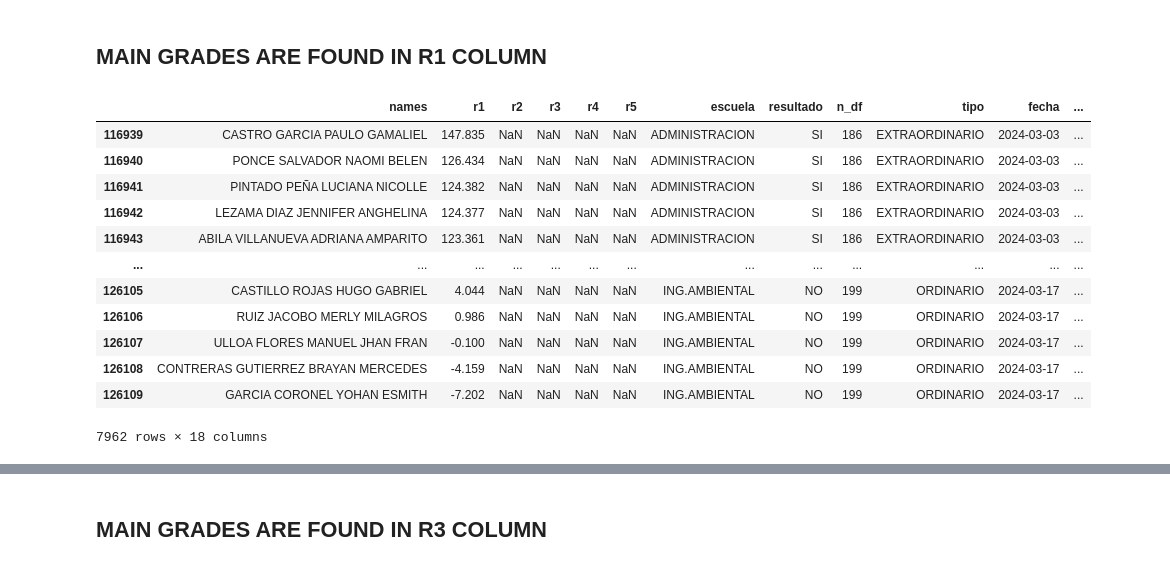
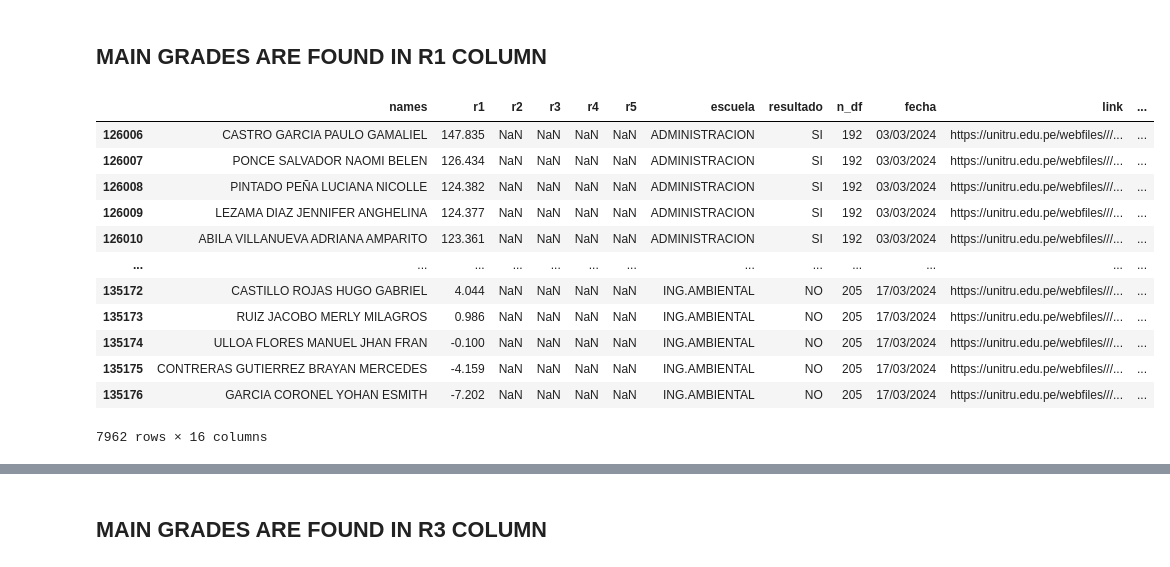
Before and after one commit to jmc012023/resultados-admision, a Jupyter notebook: clean_data/transform_body.ipynb, the cells around one changed output, grey strips where cells are left out. Drawn from its saved outputs; the diff is of its cells as text; code cells hidden in the pictures.

```diff
--- a/clean_data/transform_body.ipynb
+++ b/clean_data/transform_body.ipynb
@@ -1009,12 +624,12 @@ results
 # %% [markdown]
 # JOIN TITLES WITH RESULTS
 # %%
-results_with_titles = pd.merge(
+results_with_dates = pd.merge(
     results,
-    titles,
+    date_title,
     left_on='n_df',
     right_index=True
 )
 
-results_with_titles
+results_with_dates
 # %% [output]
@@ -1193,0 +651,3 @@ results_with_titles
+# %%
+description = pd.read_csv("description.csv")
+description
@@ -1193,0 +670,11 @@ results_with_titles
+# %%
+new_combined_data = (
+    pd.merge(
+        results_with_dates,
+        description,
+        left_on='n_df',
+        right_index=True
+        )
+        )
+
+new_combined_data
@@ -1240,27 +741,27 @@ main_grade4
 # %% [markdown]
 ## MAIN GRADES ARE FOUND IN R1 COLUMN
 # %%
-filter_by_tipo = results_with_titles['tipo'].isin(["EXTRAORDINARIO", "ORDINARIO"])
-filter_by_periodo2 = results_with_titles['periodo'] == 2024
-filter_by_number2 = results_with_titles['number'] == "II"
+filter_by_tipo = new_combined_data['tipo_exam'].isin(["EXTRAORDINARIO", "ORDINARIO"])
+filter_by_periodo2 = new_combined_data['fecha_periodo'] == 2024
+filter_by_number2 = new_combined_data['numero_periodo'] == "II"
 # %%
-main_grade1 = results_with_titles[(filter_by_tipo) & (filter_by_periodo2) & (filter_by_number2)]
+main_grade1 = new_combined_data[(filter_by_tipo) & (filter_by_periodo2) & (filter_by_number2)]
 
 main_grade1
 # %% [output]
-|  | names | r1 | r2 | r3 | r4 | r5 | escuela | resultado | n_df | tipo | fecha | ... |
-| 116939 | CASTRO GARCIA PAULO GAMALIEL | 147.835 | NaN | NaN | NaN | NaN | ADMINISTRACION | SI | 186 | EXTRAORDINARIO | 2024-03-03 | ... |
-| 116940 | PONCE SALVADOR NAOMI BELEN | 126.434 | NaN | NaN | NaN | NaN | ADMINISTRACION | SI | 186 | EXTRAORDINARIO | 2024-03-03 | ... |
-| 116941 | PINTADO PEÑA LUCIANA NICOLLE | 124.382 | NaN | NaN | NaN | NaN | ADMINISTRACION | SI | 186 | EXTRAORDINARIO | 2024-03-03 | ... |
-| 116942 | LEZAMA DIAZ JENNIFER ANGHELINA | 124.377 | NaN | NaN | NaN | NaN | ADMINISTRACION | SI | 186 | EXTRAORDINARIO | 2024-03-03 | ... |
-| 116943 | ABILA VILLANUEVA ADRIANA AMPARITO | 123.361 | NaN | NaN | NaN | NaN | ADMINISTRACION | SI | 186 | EXTRAORDINARIO | 2024-03-03 | ... |
+|  | names | r1 | r2 | r3 | r4 | r5 | escuela | resultado | n_df | fecha | link | ... |
+| 126006 | CASTRO GARCIA PAULO GAMALIEL | 147.835 | NaN | NaN | NaN | NaN | ADMINISTRACION | SI | 192 | 03/03/2024 | https://unitru.edu.pe/webfiles///... | ... |
+| 126007 | PONCE SALVADOR NAOMI BELEN | 126.434 | NaN | NaN | NaN | NaN | ADMINISTRACION | SI | 192 | 03/03/2024 | https://unitru.edu.pe/webfiles///... | ... |
+| 126008 | PINTADO PEÑA LUCIANA NICOLLE | 124.382 | NaN | NaN | NaN | NaN | ADMINISTRACION | SI | 192 | 03/03/2024 | https://unitru.edu.pe/webfiles///... | ... |
+| 126009 | LEZAMA DIAZ JENNIFER ANGHELINA | 124.377 | NaN | NaN | NaN | NaN | ADMINISTRACION | SI | 192 | 03/03/2024 | https://unitru.edu.pe/webfiles///... | ... |
+| 126010 | ABILA VILLANUEVA ADRIANA AMPARITO | 123.361 | NaN | NaN | NaN | NaN | ADMINISTRACION | SI | 192 | 03/03/2024 | https://unitru.edu.pe/webfiles///... | ... |
 | ... | ... | ... | ... | ... | ... | ... | ... | ... | ... | ... | ... | ... |
-| 126105 | CASTILLO ROJAS HUGO GABRIEL | 4.044 | NaN | NaN | NaN | NaN | ING.AMBIENTAL | NO | 199 | ORDINARIO | 2024-03-17 | ... |
-| 126106 | RUIZ JACOBO MERLY MILAGROS | 0.986 | NaN | NaN | NaN | NaN | ING.AMBIENTAL | NO | 199 | ORDINARIO | 2024-03-17 | ... |
-| 126107 | ULLOA FLORES MANUEL JHAN FRAN | -0.100 | NaN | NaN | NaN | NaN | ING.AMBIENTAL | NO | 199 | ORDINARIO | 2024-03-17 | ... |
-| 126108 | CONTRERAS GUTIERREZ BRAYAN MERCEDES | -4.159 | NaN | NaN | NaN | NaN | ING.AMBIENTAL | NO | 199 | ORDINARIO | 2024-03-17 | ... |
-| 126109 | GARCIA CORONEL YOHAN ESMITH | -7.202 | NaN | NaN | NaN | NaN | ING.AMBIENTAL | NO | 199 | ORDINARIO | 2024-03-17 | ... |
+| 135172 | CASTILLO ROJAS HUGO GABRIEL | 4.044 | NaN | NaN | NaN | NaN | ING.AMBIENTAL | NO | 205 | 17/03/2024 | https://unitru.edu.pe/webfiles///... | ... |
+| 135173 | RUIZ JACOBO MERLY MILAGROS | 0.986 | NaN | NaN | NaN | NaN | ING.AMBIENTAL | NO | 205 | 17/03/2024 | https://unitru.edu.pe/webfiles///... | ... |
+| 135174 | ULLOA FLORES MANUEL JHAN FRAN | -0.100 | NaN | NaN | NaN | NaN | ING.AMBIENTAL | NO | 205 | 17/03/2024 | https://unitru.edu.pe/webfiles///... | ... |
+| 135175 | CONTRERAS GUTIERREZ BRAYAN MERCEDES | -4.159 | NaN | NaN | NaN | NaN | ING.AMBIENTAL | NO | 205 | 17/03/2024 | https://unitru.edu.pe/webfiles///... | ... |
+| 135176 | GARCIA CORONEL YOHAN ESMITH | -7.202 | NaN | NaN | NaN | NaN | ING.AMBIENTAL | NO | 205 | 17/03/2024 | https://unitru.edu.pe/webfiles///... | ... |
-7962 rows × 18 columns
+7962 rows × 16 columns
 # %%
 # execute only one time
 main_grade1 = main_grade1.drop(['r2', 'r3', 'r4', 'r5'], axis=1)
```
Also changed, not shown: parts of 78 cells of this notebook, 3 other files.
